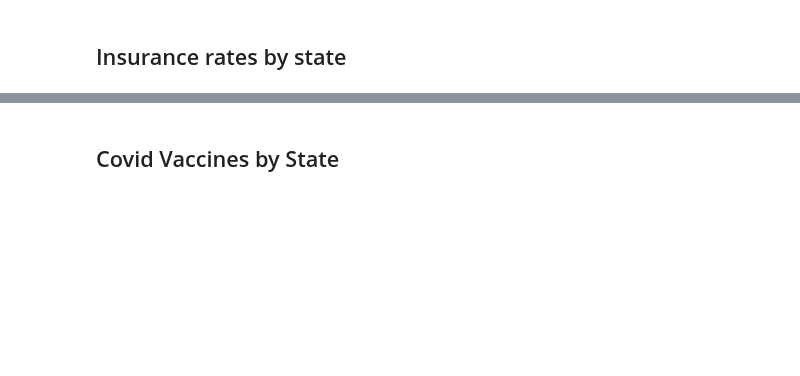
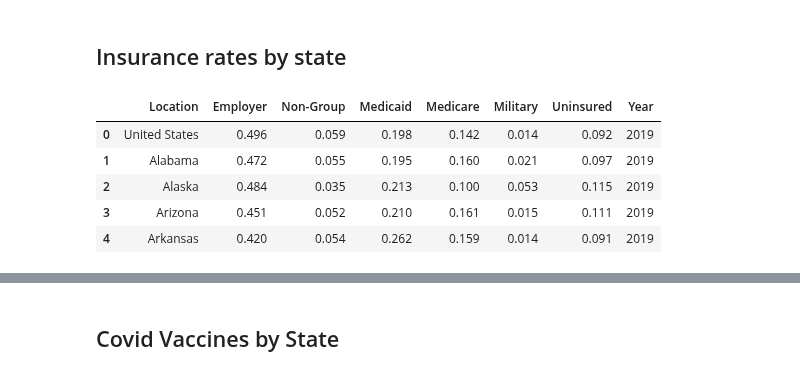
Before and after one commit to rafirahman27/Preparing_for_the_next_Pandemic, a Jupyter notebook: Code/02-Data_Cleaning_and_EDA.ipynb, the cells around one changed output, grey strips where cells are left out. Drawn from its saved outputs; the diff is of its cells as text; code cells hidden in the pictures; blank space fills up the shorter version.

```diff
--- a/Code/02-Data_Cleaning_and_EDA.ipynb
+++ b/Code/02-Data_Cleaning_and_EDA.ipynb
@@ -87,6 +157,13 @@ pre_con.to_csv('Data/cleaned_pre_condtions.csv', index = True)
 # %% [markdown]
 ## Insurance rates by state
 # %%
-insur_2019 = pd.read_csv('Data/Raw/2019_insurance.csv')
+insur_2019 = pd.read_csv('../Data/Raw/2019_insurance.csv')
 insur_2019.head()
+# %% [output]
+|  | Location | Employer | Non-Group | Medicaid | Medicare | Military | Uninsured | Year |
+| 0 | United States | 0.496 | 0.059 | 0.198 | 0.142 | 0.014 | 0.092 | 2019 |
+| 1 | Alabama | 0.472 | 0.055 | 0.195 | 0.160 | 0.021 | 0.097 | 2019 |
+| 2 | Alaska | 0.484 | 0.035 | 0.213 | 0.100 | 0.053 | 0.115 | 2019 |
+| 3 | Arizona | 0.451 | 0.052 | 0.210 | 0.161 | 0.015 | 0.111 | 2019 |
+| 4 | Arkansas | 0.420 | 0.054 | 0.262 | 0.159 | 0.014 | 0.091 | 2019 |
 # %%
```
Also changed, not shown: parts of 51 cells of this notebook, 7 other files.
